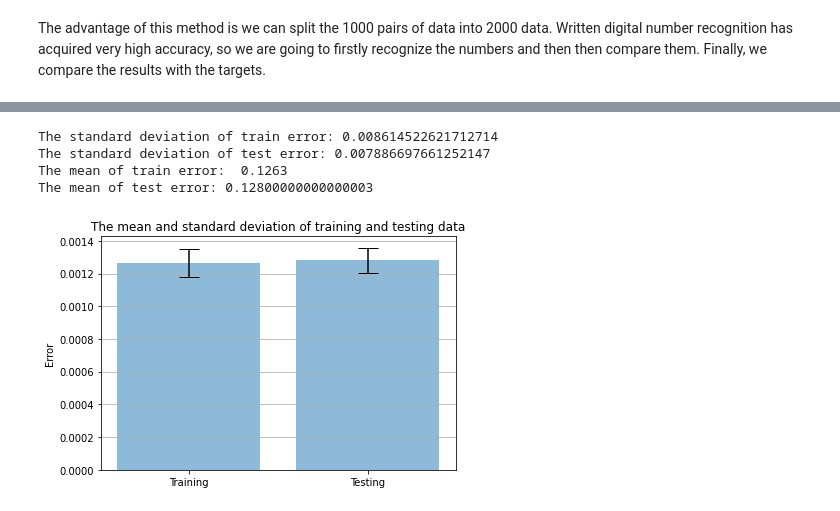
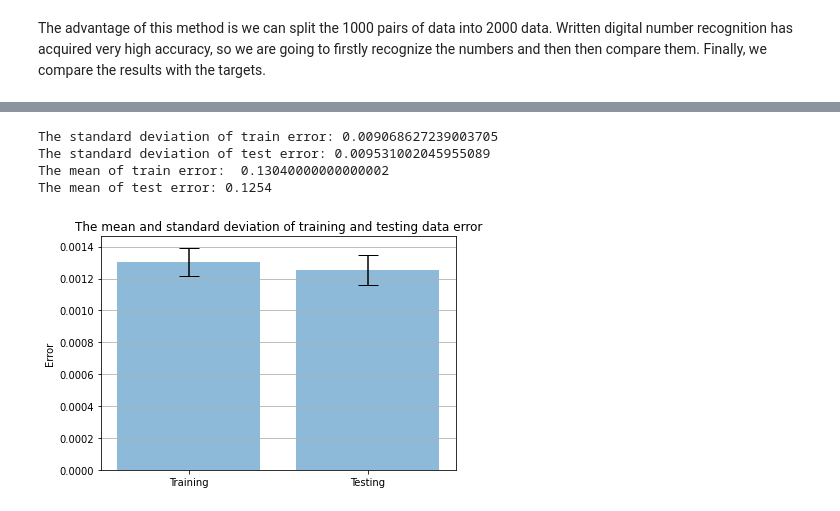
Before and after one commit to neilgogogo/deep_learnig, a Jupyter notebook: pro1/CNN_one_by_one.ipynb, the cells around one changed output, grey strips where cells are left out. Saved outputs shown, nothing was run; the diff lists cells and outputs as text; code cells hidden in the pictures.

```diff
--- a/pro1/CNN_one_by_one.ipynb
+++ b/pro1/CNN_one_by_one.ipynb
@@ -58,7 +58,7 @@ class CNN_one_by_one_Net(nn.Module):
         self.batch_size = 50
         self.criterion = nn.CrossEntropyLoss()
         self.num_epochs = 25
-        self.optimizer = torch.optim.Adam(self.parameters(), lr=1e-3)
+        self.optimizer = torch.optim.Adam(self.parameters(), lr=2e-3)
 
     def forward(self, x):
         x=self.conv1(x)
@@ -216,33 +216,33 @@ print('The standard deviation of test error:',np.std(test_errors))
 print('The mean of train error: ',np.mean(train_errors))
 print('The mean of test error:',np.mean(test_errors))
 # %% [output]
-The standard deviation of train error: 0.008614522621712714
-The standard deviation of test error: 0.007886697661252147
-The mean of train error:  0.1263
-The mean of test error: 0.12800000000000003
+The standard deviation of train error: 0.009068627239003705
+The standard deviation of test error: 0.009531002045955089
+The mean of train error:  0.13040000000000002
+The mean of test error: 0.1254
 # %%
 #plot the standard
 # Define labels, positions, bar heights and error bar heights
 labels = ['Training', 'Testing']
 x_pos = np.arange(len(labels))
 means = [np.mean(train_errors)/100, np.mean(test_errors)/100]
 stds = [np.std(np.divide(train_errors, 100)), np.std(np.divide(test_errors, 100))]
 # Build the plot
 fig, ax = plt.subplots()
 ax.bar(x_pos, means,
        yerr=stds,
        align='center',
        alpha=0.5,
        ecolor='black',
        capsize=10)
 ax.set_ylabel('Error')
 ax.set_xticks(x_pos)
 ax.set_xticklabels(labels)
-ax.set_title('The mean and standard deviation of training and testing data')
+ax.set_title('The mean and standard deviation of training and testing data error')
 ax.yaxis.grid(True)
 
 # show the plot
 plt.tight_layout()
 plt.show()
 # %% [output]
-[figure, old version]
+[figure, new version]
```
Also changed, not shown: parts of 2 cells of this notebook, 9 other files.
